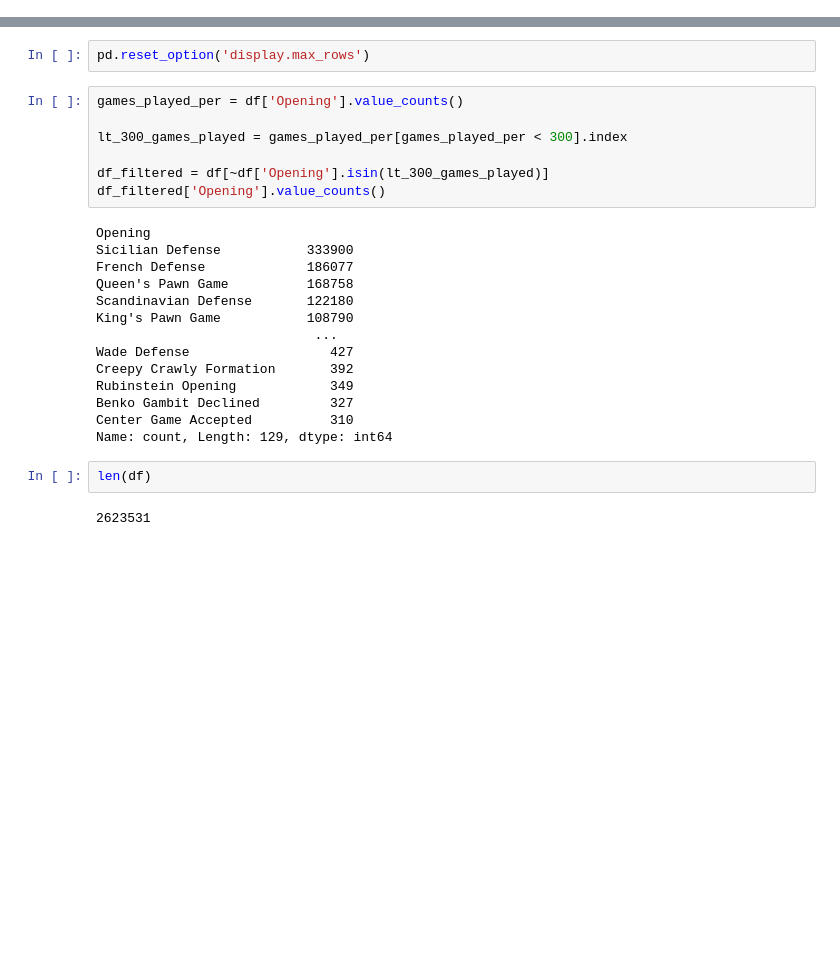
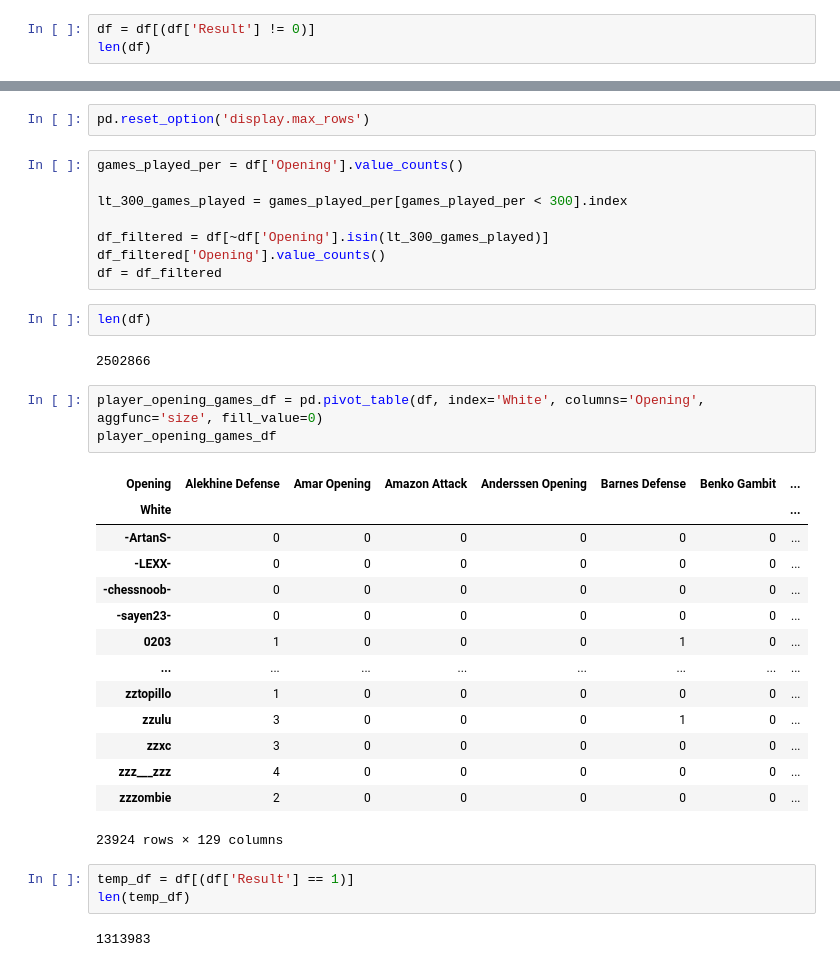
Before and after one commit to ielo03/chess-openings-analysis, a Jupyter notebook: FeatureEngineering.ipynb, the cells around one changed output, grey strips where cells are left out. Cells and saved outputs as stored; diff of their text form; blank space fills up the shorter version.

```diff
--- a/FeatureEngineering.ipynb
+++ b/FeatureEngineering.ipynb
@@ -238,3 +215,6 @@ Data columns (total 4 columns):
  3   EloDiff  int16
 dtypes: int16(1), int8(1), object(2)
 memory usage: 67.6+ MB
+# %%
+df = df[(df['Result'] != 0)]
+len(df)
@@ -271,21 +253,31 @@ lt_300_games_played = games_played_per[games_played_per < 300].index
 
 df_filtered = df[~df['Opening'].isin(lt_300_games_played)]
 df_filtered['Opening'].value_counts()
+df = df_filtered
-# %% [output]
-Opening
-Sicilian Defense           333900
-French Defense             186077
-Queen's Pawn Game          168758
-Scandinavian Defense       122180
-King's Pawn Game           108790
-                            ...
-Wade Defense                  427
-Creepy Crawly Formation       392
-Rubinstein Opening            349
-Benko Gambit Declined         327
-Center Game Accepted          310
-Name: count, Length: 129, dtype: int64
 # %%
 len(df)
 # %% [output]
-2623531
+2502866
+# %%
+player_opening_games_df = pd.pivot_table(df, index='White', columns='Opening', aggfunc='size', fill_value=0)
+player_opening_games_df
+# %% [output]
+| Opening | Alekhine Defense | Amar Opening | Amazon Attack | Anderssen Opening | Barnes Defense | Benko Gambit | ... |
+| White |  |  |  |  |  |  | ... |
+| -ArtanS- | 0 | 0 | 0 | 0 | 0 | 0 | ... |
+| -LEXX- | 0 | 0 | 0 | 0 | 0 | 0 | ... |
+| -chessnoob- | 0 | 0 | 0 | 0 | 0 | 0 | ... |
+| -sayen23- | 0 | 0 | 0 | 0 | 0 | 0 | ... |
+| 0203 | 1 | 0 | 0 | 0 | 1 | 0 | ... |
+| ... | ... | ... | ... | ... | ... | ... | ... |
+| zztopillo | 1 | 0 | 0 | 0 | 0 | 0 | ... |
+| zzulu | 3 | 0 | 0 | 0 | 1 | 0 | ... |
+| zzxc | 3 | 0 | 0 | 0 | 0 | 0 | ... |
+| zzz___zzz | 4 | 0 | 0 | 0 | 0 | 0 | ... |
+| zzzombie | 2 | 0 | 0 | 0 | 0 | 0 | ... |
+23924 rows × 129 columns
+# %%
+temp_df = df[(df['Result'] == 1)]
+len(temp_df)
+# %% [output]
+1313983
```
Also changed, not shown: parts of 16 cells of this notebook, 1 other file.
